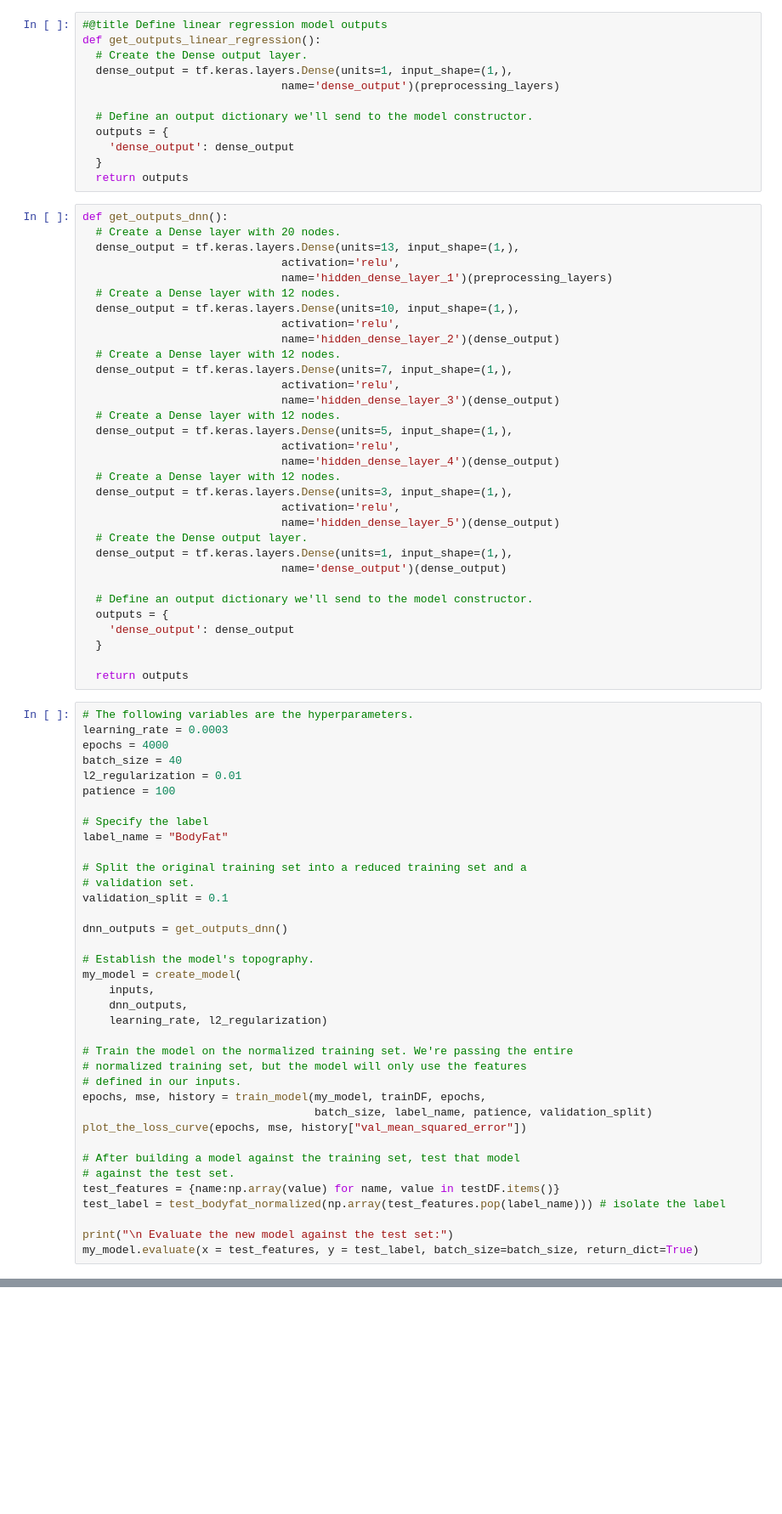
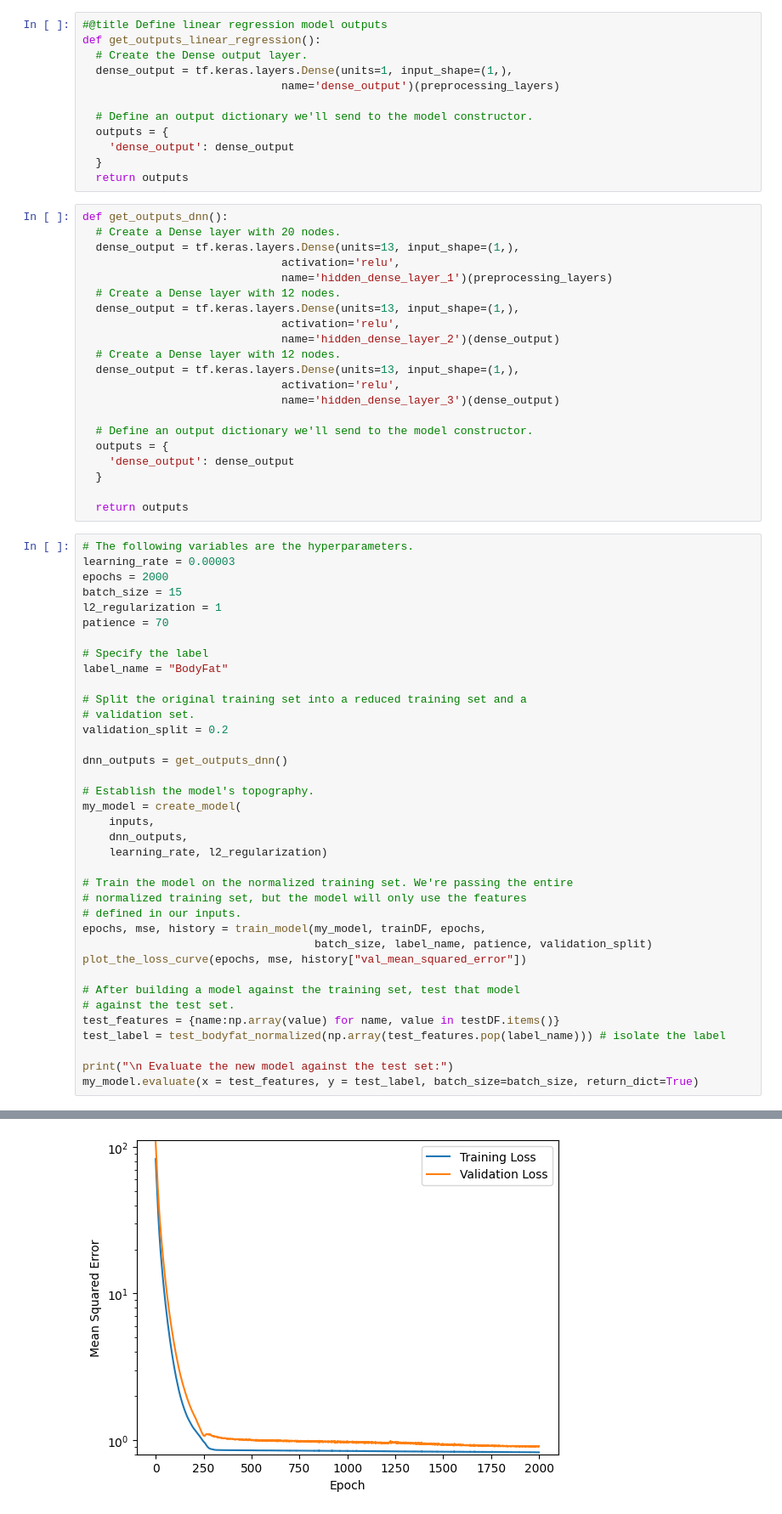
Before and after one commit to Stegi56/Body-Fat-Estimator, a Jupyter notebook: model.ipynb, the cells around one changed output, grey strips where cells are left out. Shown at 85% size. Saved outputs shown, nothing was run; the diff lists cells and outputs as text; blank space fills up the shorter version.

```diff
--- a/model.ipynb
+++ b/model.ipynb
@@ -331,24 +347,13 @@ def get_outputs_dnn():
                               activation='relu',
                               name='hidden_dense_layer_1')(preprocessing_layers)
   # Create a Dense layer with 12 nodes.
-  dense_output = tf.keras.layers.Dense(units=10, input_shape=(1,),
+  dense_output = tf.keras.layers.Dense(units=13, input_shape=(1,),
                               activation='relu',
                               name='hidden_dense_layer_2')(dense_output)
   # Create a Dense layer with 12 nodes.
-  dense_output = tf.keras.layers.Dense(units=7, input_shape=(1,),
+  dense_output = tf.keras.layers.Dense(units=13, input_shape=(1,),
                               activation='relu',
                               name='hidden_dense_layer_3')(dense_output)
-  # Create a Dense layer with 12 nodes.
-  dense_output = tf.keras.layers.Dense(units=5, input_shape=(1,),
-                              activation='relu',
-                              name='hidden_dense_layer_4')(dense_output)
-  # Create a Dense layer with 12 nodes.
-  dense_output = tf.keras.layers.Dense(units=3, input_shape=(1,),
-                              activation='relu',
-                              name='hidden_dense_layer_5')(dense_output)
-  # Create the Dense output layer.
-  dense_output = tf.keras.layers.Dense(units=1, input_shape=(1,),
-                              name='dense_output')(dense_output)
 
   # Define an output dictionary we'll send to the model constructor.
   outputs = {
@@ -358,18 +363,18 @@ def get_outputs_dnn():
   return outputs
 # %%
 # The following variables are the hyperparameters.
-learning_rate = 0.0003
-epochs = 4000
-batch_size = 40
-l2_regularization = 0.01
-patience = 100
+learning_rate = 0.00003
+epochs = 2000
+batch_size = 15
+l2_regularization = 1
+patience = 70
 
 # Specify the label
 label_name = "BodyFat"
 
 # Split the original training set into a reduced training set and a
 # validation set.
-validation_split = 0.1
+validation_split = 0.2
 
 dnn_outputs = get_outputs_dnn()
 
@@ -393,3 +398,4 @@ test_label = test_bodyfat_normalized(np.array(test_features.pop(label_name))) #
 
 print("\n Evaluate the new model against the test set:")
 my_model.evaluate(x = test_features, y = test_label, batch_size=batch_size, return_dict=True)
+# %% [output]
@@ -395,0 +419 @@ my_model.evaluate(x = test_features, y = test_label, batch_size=batch_size, retu
+[figure, added]
```
Also changed, not shown: parts of 7 cells of this notebook, 1 other file.
